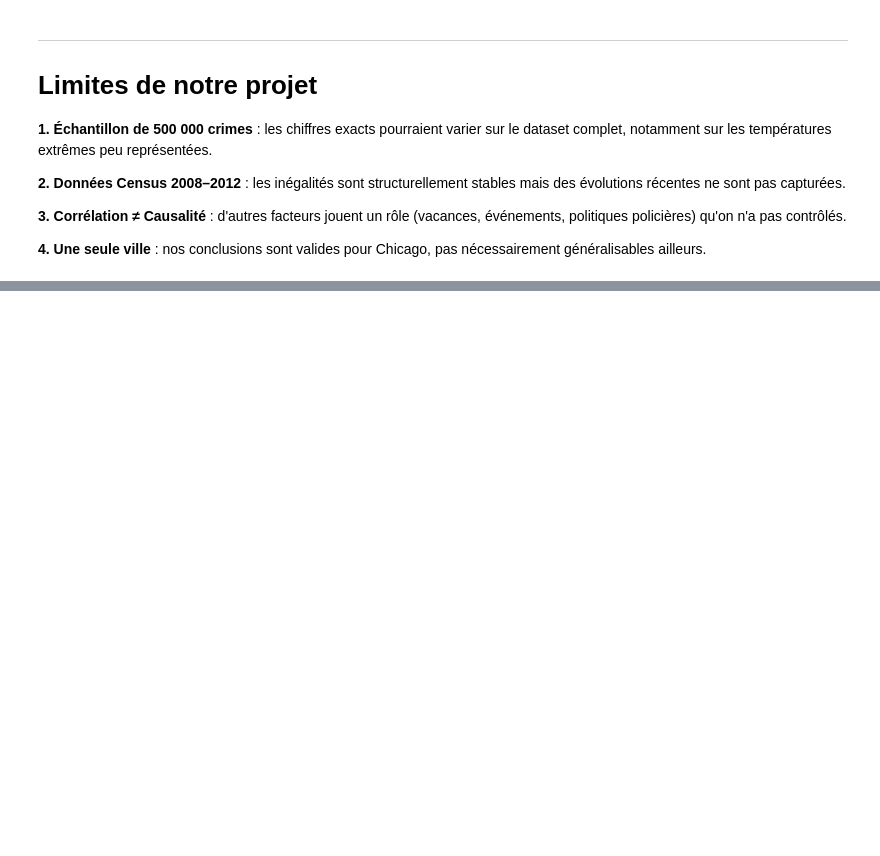
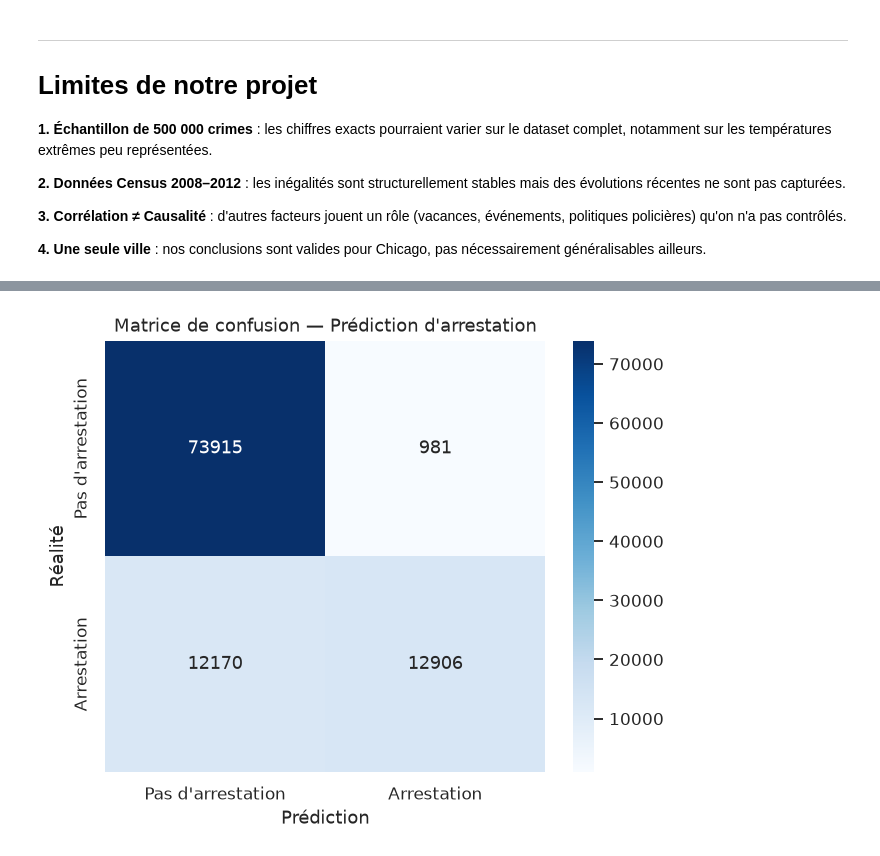
Before and after one commit to Carlos-H-24/chicago-crime-analysis, a Jupyter notebook: notebooks/analysis.ipynb, the cells around one changed output, grey strips where cells are left out. Drawn from its saved outputs; the diff is of its cells as text; code cells hidden in the pictures; blank space fills up the shorter version.

```diff
--- a/notebooks/analysis.ipynb
+++ b/notebooks/analysis.ipynb
@@ -1260,0 +1426,12 @@ Ce qu'on a découvert :
+# %%
+from sklearn.model_selection import train_test_split
+
+X_train, X_test, y_train, y_test = train_test_split(
+    X, y,
+    test_size=0.2,
+    random_state=42,
+    stratify=y
+)
+
+print("Train :", X_train.shape, "| Test :", X_test.shape)
+print("Taux d'arrestation train :", y_train.mean(), "| test :", y_test.mean())
@@ -1260,0 +1441,9 @@ Ce qu'on a découvert :
+# %%
+from sklearn.dummy import DummyClassifier
+from sklearn.metrics import accuracy_score
+
+dummy = DummyClassifier(strategy="most_frequent")
+dummy.fit(X_train, y_train)
+y_pred_dummy = dummy.predict(X_test)
+
+print("Accuracy baseline (toujours prédire 'pas d'arrestation') :", accuracy_score(y_test, y_pred_dummy))
@@ -1260,0 +1452,8 @@ Ce qu'on a découvert :
+# %%
+from sklearn.ensemble import RandomForestClassifier
+
+rf = RandomForestClassifier(n_estimators=200, max_depth=15, random_state=42, n_jobs=-1)
+rf.fit(X_train, y_train)
+y_pred_rf = rf.predict(X_test)
+
+print("Accuracy Random Forest :", accuracy_score(y_test, y_pred_rf))
@@ -1260,0 +1479,18 @@ Ce qu'on a découvert :
+# %%
+import matplotlib.pyplot as plt
+from sklearn.metrics import confusion_matrix
+import seaborn as sns
+
+cm = confusion_matrix(y_test, y_pred_rf)
+
+plt.figure(figsize=(6, 5))
+sns.heatmap(cm, annot=True, fmt="d", cmap="Blues",
+            xticklabels=["Pas d'arrestation", "Arrestation"],
+            yticklabels=["Pas d'arrestation", "Arrestation"])
+plt.xlabel("Prédiction")
+plt.ylabel("Réalité")
+plt.title("Matrice de confusion — Prédiction d'arrestation")
+plt.tight_layout()
+plt.show()
+# %% [output]
+[figure, added]
```
Also changed, not shown: parts of 28 cells of this notebook, 3 other files.
